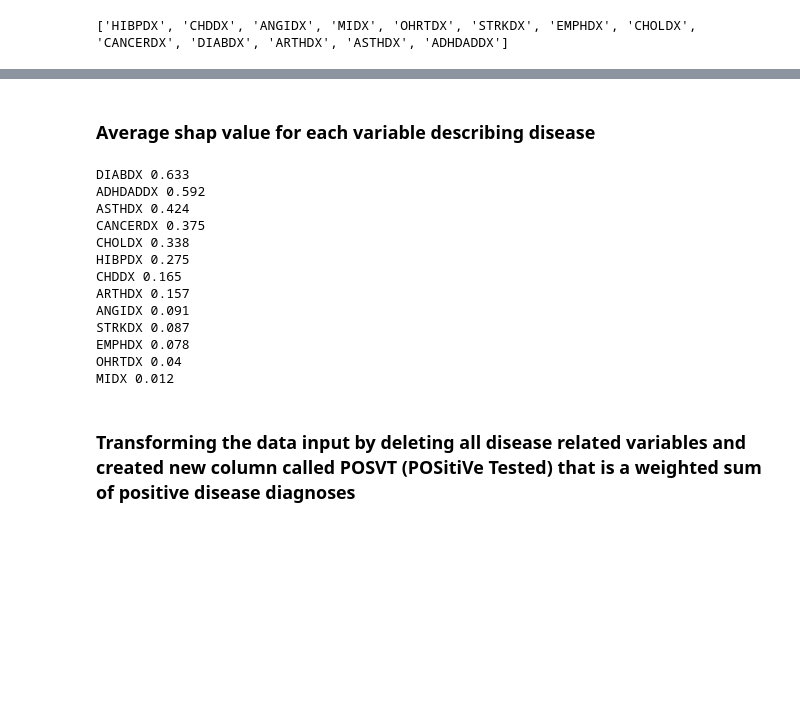
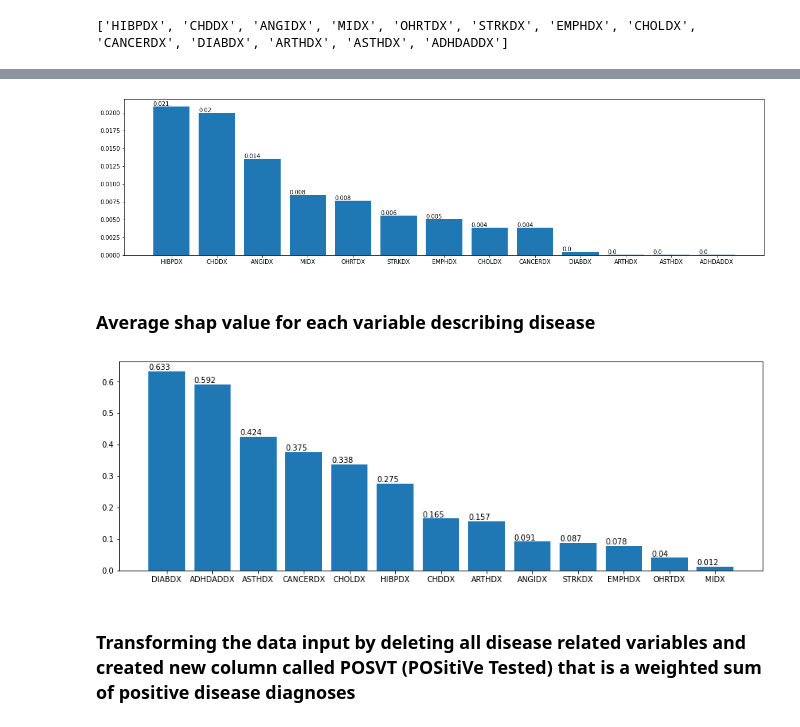
Before and after one commit to rabitwhte/IML_2020_MEPS_g6, a Jupyter notebook: models/XGB/xgb_model_v3.ipynb, the cells around one changed output, grey strips where cells are left out. Drawn from its saved outputs; the diff is of its cells as text; code cells hidden in the pictures; blank space fills up the shorter version.

```diff
--- a/models/XGB/xgb_model_v3.ipynb
+++ b/models/XGB/xgb_model_v3.ipynb
@@ -73,3 +96,14 @@ print(dis_inx)
+# %%
+plt.figure(figsize=(20, 5))
+
+bars = plt.bar(range(len(dis_inx)), res.importances_mean[sorted_idx][::-1], align='center', width=0.8)
+plt.xticks(range(len(dis_inx)), dis_inx)
+for bar in bars:
+    yval = bar.get_height()
+    plt.text(bar.get_x(), yval + 0.0001, round(yval, 3))
+plt.savefig("06_avg_disesase_pif_values")
+# %% [output]
+[figure, added]
 # %%
 # Getting patients with a given disease
 dis_dict = {x: [] for x in dis_inx}
@@ -130,22 +164,16 @@ with open('patients_shap_50.txt', 'r') as file:
 # Calculating mean shap value for each disease
 df_sh_mean = { n : df_res_sh.loc[df_res_sh['Dis'] == n, 'Sh'].mean() for n in dis_inx }
 d_view = [(k, v) for k, v in sorted(df_sh_mean.items(), key=lambda x: x[1], reverse=True)]
-for dis, val in d_view:
-    print(dis, round(val, 3))
+
+plt.figure(figsize=(15, 5))
+bars = plt.bar(range(len(dis_inx)), [val for dis, val in d_view], align='center', width=0.8)
+plt.xticks(range(len(dis_inx)), [dis for dis, val in d_view])
+for bar in bars:
+    yval = bar.get_height()
+    plt.text(bar.get_x(), yval + .005, round(yval, 3))
+plt.show("06_avg_diseases_shap_values")
 # %% [output]
-DIABDX 0.633
-ADHDADDX 0.592
-ASTHDX 0.424
-CANCERDX 0.375
-CHOLDX 0.338
-HIBPDX 0.275
-CHDDX 0.165
-ARTHDX 0.157
-ANGIDX 0.091
-STRKDX 0.087
-EMPHDX 0.078
-OHRTDX 0.04
-MIDX 0.012
+[figure, added]
 # %% [markdown]
 ### Transforming the data input by deleting all disease related variables and created new column called POSVT (POSitiVe Tested) that is a weighted sum of positive disease diagnoses
 # %%
```
Also changed, not shown: parts of 3 cells of this notebook.
